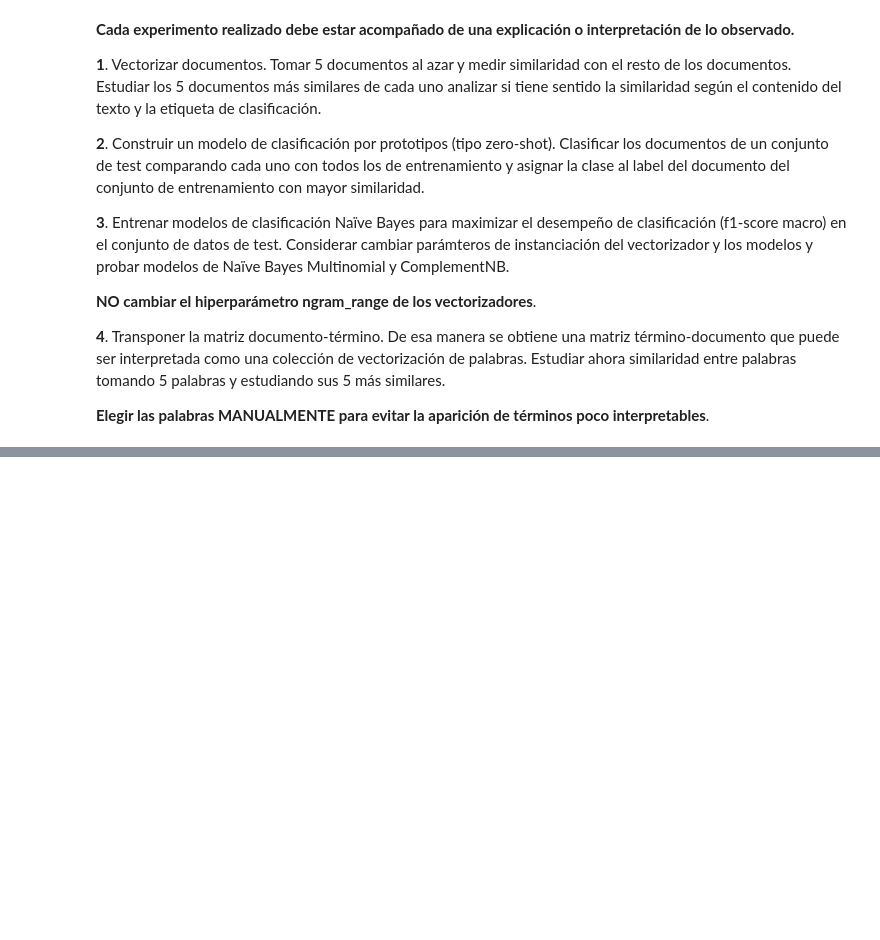
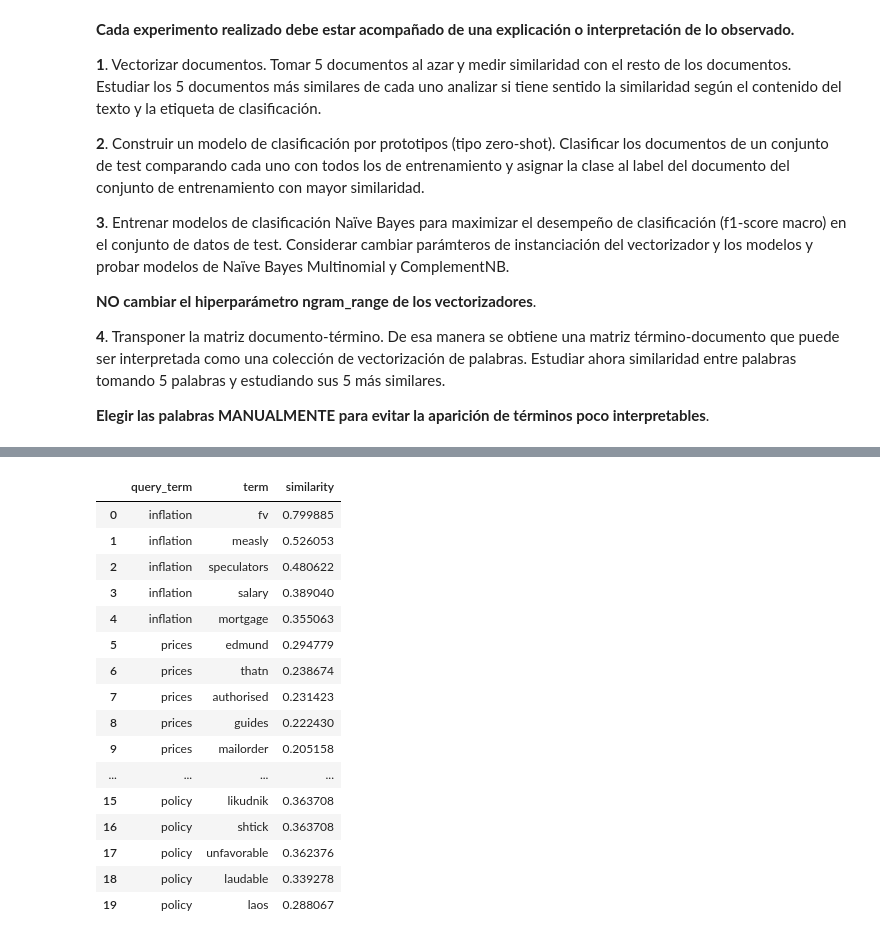
Before and after one commit to nicodacruz/procesamiento_lenguaje_natural, a Jupyter notebook: clase_1/ejercicios/Desafio_1.ipynb, the cells around one changed output, grey strips where cells are left out. Cells and saved outputs as stored; diff of their text form; code cells hidden in the pictures; blank space fills up the shorter version.

```diff
--- a/clase_1/ejercicios/Desafio_1.ipynb
+++ b/clase_1/ejercicios/Desafio_1.ipynb
@@ -131,0 +266,16 @@ Estudiar ahora similaridad entre palabras tomando 5 palabras y estudiando sus 5
+# %%
+#punto 2
+idx = np.arange(X_train.shape[0])
+X_tr_idx, X_te_idx, y_tr, y_te = train_test_split(idx, y_train, test_size=0.25, random_state=RNG, stratify=y_train)
+X_tr_raw = X_train[X_tr_idx]
+X_te_raw = X_train[X_te_idx]
+tf = TfidfTransformer()
+Xtr = tf.fit_transform(X_tr_raw)
+Xte = tf.transform(X_te_raw)
+
+sims = linear_kernel(Xte, Xtr)
+nn_idx = sims.argmax(axis=1)
+y_pred_nn = np.array(y_tr)[nn_idx]
+
+print(classification_report(y_te, y_pred_nn, digits=3))
+print("f1_macro:", f1_score(y_te, y_pred_nn, average="macro"))
@@ -131,0 +375,81 @@ Estudiar ahora similaridad entre palabras tomando 5 palabras y estudiando sus 5
+# %%
+TERM_SEEDS = ["inflation", "prices", "market", "policy", "growth"]
+
+def _find_vectorizer_in_globals():
+    cand = []
+    for name, obj in globals().items():
+        if hasattr(obj, "get_feature_names_out"):
+            try:
+                _ = obj.get_feature_names_out()
+                cand.append(obj)
+            except Exception:
+                pass
+    return cand[0] if cand else None
+
+def term_similarity(X_source, term_seeds=None, topk=5):
+    if issparse(X_source):
+        X_counts_or_tfidf = X_source
+        tf = TfidfTransformer()
+        X_tfidf = tf.fit_transform(X_counts_or_tfidf)
+        TD = X_tfidf.T
+        vec = _find_vectorizer_in_globals()
+        if vec is not None:
+            try:
+                names = np.array(vec.get_feature_names_out())
+            except Exception:
+                names = np.array([f"f{i}" for i in range(TD.shape[0])])
+        else:
+            names = np.array([f"f{i}" for i in range(TD.shape[0])])
+        col_freq = np.asarray(X_counts_or_tfidf.sum(axis=0)).ravel()
+        default_seeds = names[np.argsort(col_freq)[::-1][:5]].tolist()
+    else:
+        cnt = CountVectorizer()
+        X_cnt = cnt.fit_transform(X_source)
+        names = np.array(cnt.get_feature_names_out())
+        col_freq = np.asarray(X_cnt.sum(axis=0)).ravel()
+        tfidf = TfidfVectorizer()
+        X_tfidf = tfidf.fit_transform(X_source)
+        TD = X_tfidf.T
+        default_seeds = names[np.argsort(col_freq)[::-1][:5]].tolist()
+
+    seeds = term_seeds if term_seeds else default_seeds
+
+    name_to_idx = {n:i for i,n in enumerate(names)}
+    out = []
+    for s in seeds:
+        if isinstance(s, int):
+            i = s if 0 <= s < TD.shape[0] else None
+        else:
+            i = name_to_idx.get(s, None)
+        if i is None:
+            continue
+        sims = cosine_similarity(TD[i], TD).ravel()
+        sims[i] = -1.0
+        idx = sims.argsort()[::-1][:topk]
+        terms = names[idx].tolist()
+        out.append(pd.DataFrame({"query_term": names[i], "term": terms, "similarity": sims[idx]}))
+    return pd.concat(out, ignore_index=True) if out else pd.DataFrame()
+
+sim_tables_terms = term_similarity(X_train, term_seeds=None, topk=5)
+sim_tables_terms.head(20)
+
+sim_tables_terms = term_similarity(X_train, term_seeds=TERM_SEEDS, topk=5)
+sim_tables_terms.head(20)
+# %% [output]
+|  | query_term | term | similarity |
+| 0 | inflation | fv | 0.799885 |
+| 1 | inflation | measly | 0.526053 |
+| 2 | inflation | speculators | 0.480622 |
+| 3 | inflation | salary | 0.389040 |
+| 4 | inflation | mortgage | 0.355063 |
+| 5 | prices | edmund | 0.294779 |
+| 6 | prices | thatn | 0.238674 |
+| 7 | prices | authorised | 0.231423 |
+| 8 | prices | guides | 0.222430 |
+| 9 | prices | mailorder | 0.205158 |
+| ... | ... | ... | ... |
+| 15 | policy | likudnik | 0.363708 |
+| 16 | policy | shtick | 0.363708 |
+| 17 | policy | unfavorable | 0.362376 |
+| 18 | policy | laudable | 0.339278 |
+| 19 | policy | laos | 0.288067 |
```
Also changed, not shown: parts of 20 cells of this notebook.
